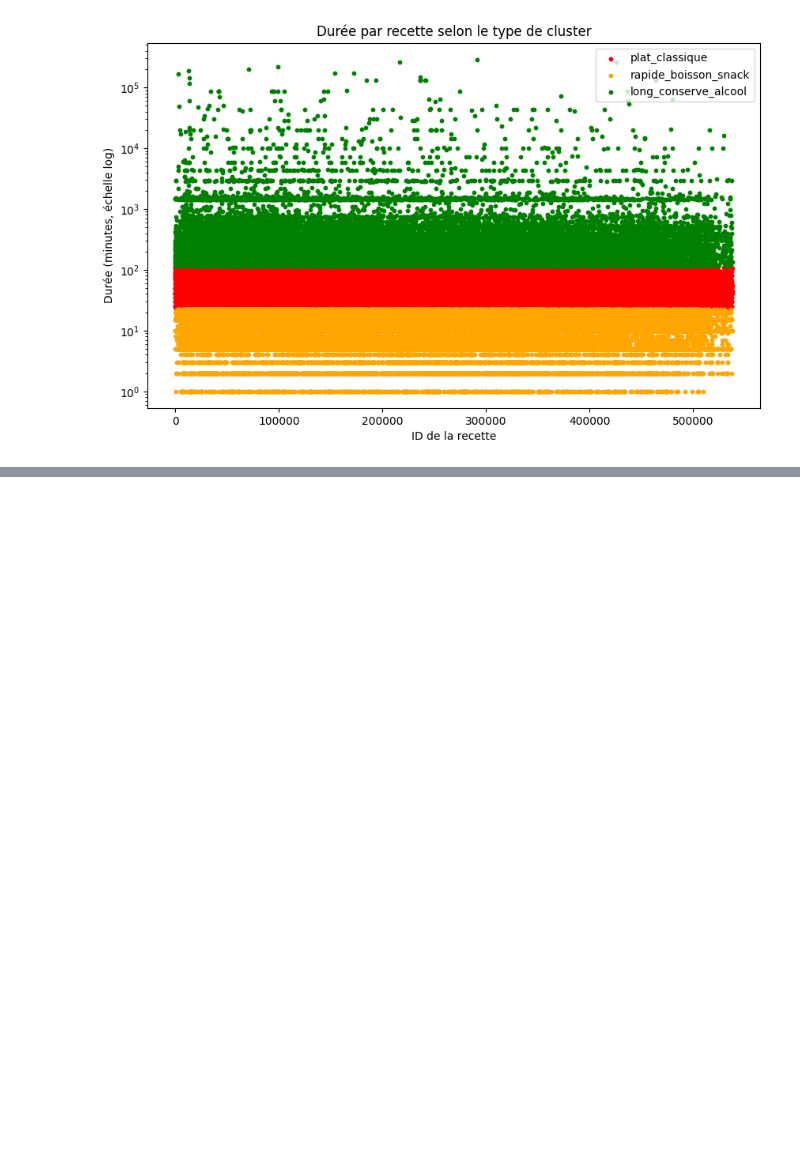
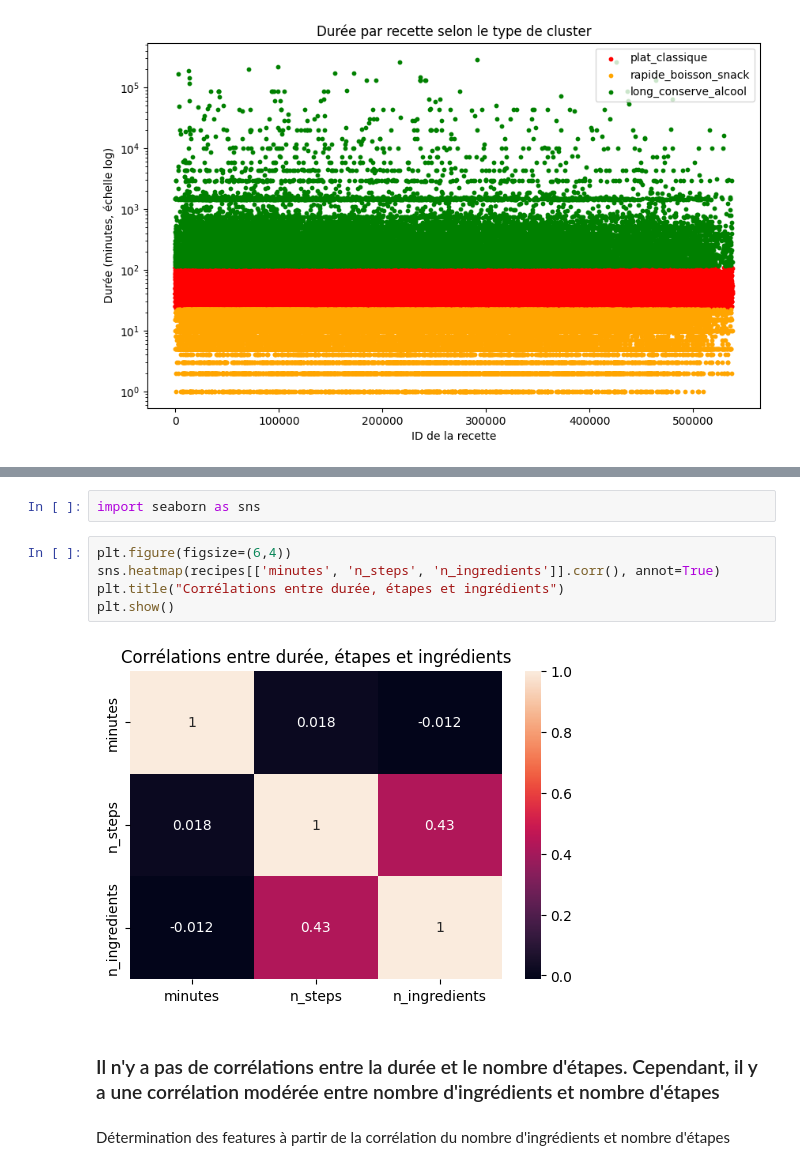
Before and after one commit to Hugosh71/Projet_Mangetamain, a Jupyter notebook: notebooks/EDA_Constance.ipynb, the cells around one changed output, grey strips where cells are left out. Drawn from its saved outputs; the diff is of its cells as text; blank space fills up the shorter version.

```diff
--- a/notebooks/EDA_Constance.ipynb
+++ b/notebooks/EDA_Constance.ipynb
@@ -406,0 +458,13 @@ plt.show()
+# %%
+import seaborn as sns
+# %%
+plt.figure(figsize=(6,4))
+sns.heatmap(recipes[['minutes', 'n_steps', 'n_ingredients']].corr(), annot=True)
+plt.title("Corrélations entre durée, étapes et ingrédients")
+plt.show()
+# %% [output]
+[figure, added]
+# %% [markdown]
+### Il n'y a pas de corrélations entre la durée et le nombre d'étapes. Cependant, il y a une corrélation modérée entre nombre d'ingrédients et nombre d'étapes
+# %% [markdown]
+Détermination des features à partir de la corrélation du nombre d'ingrédients et nombre d'étapes
```
Also changed, not shown: parts of 32 cells of this notebook, 5 other files.
